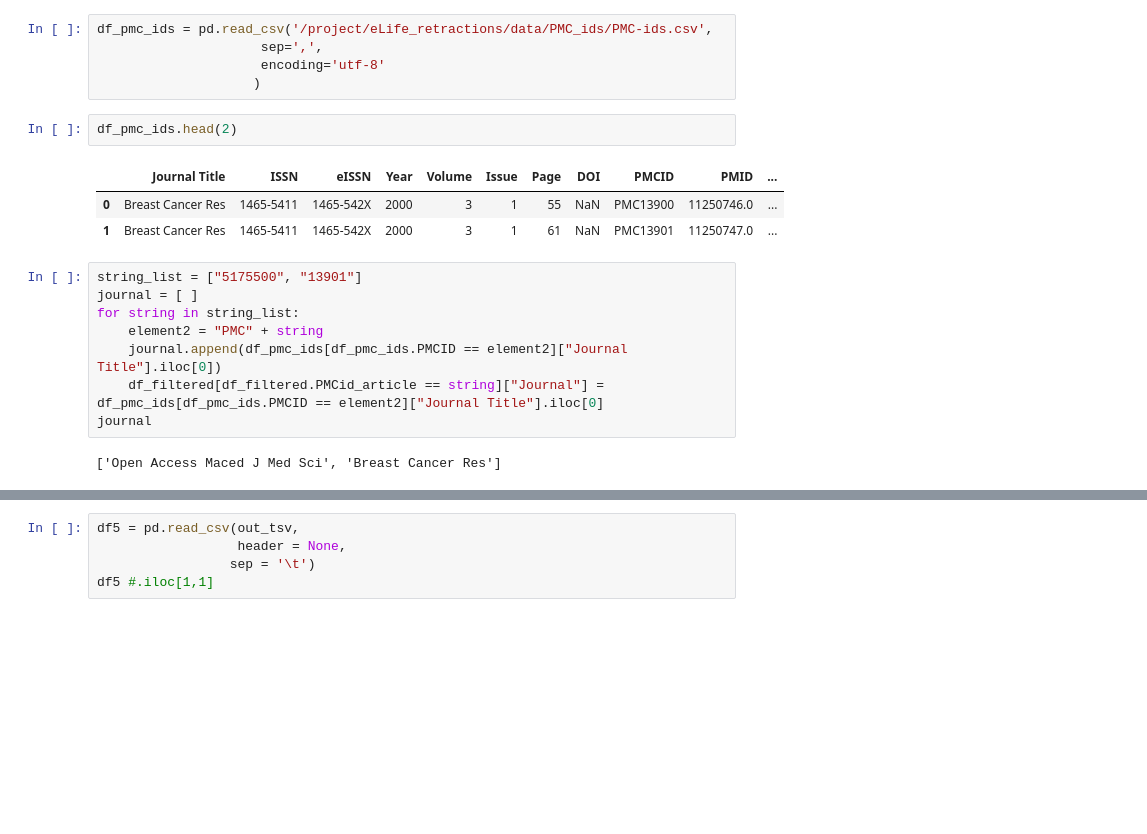
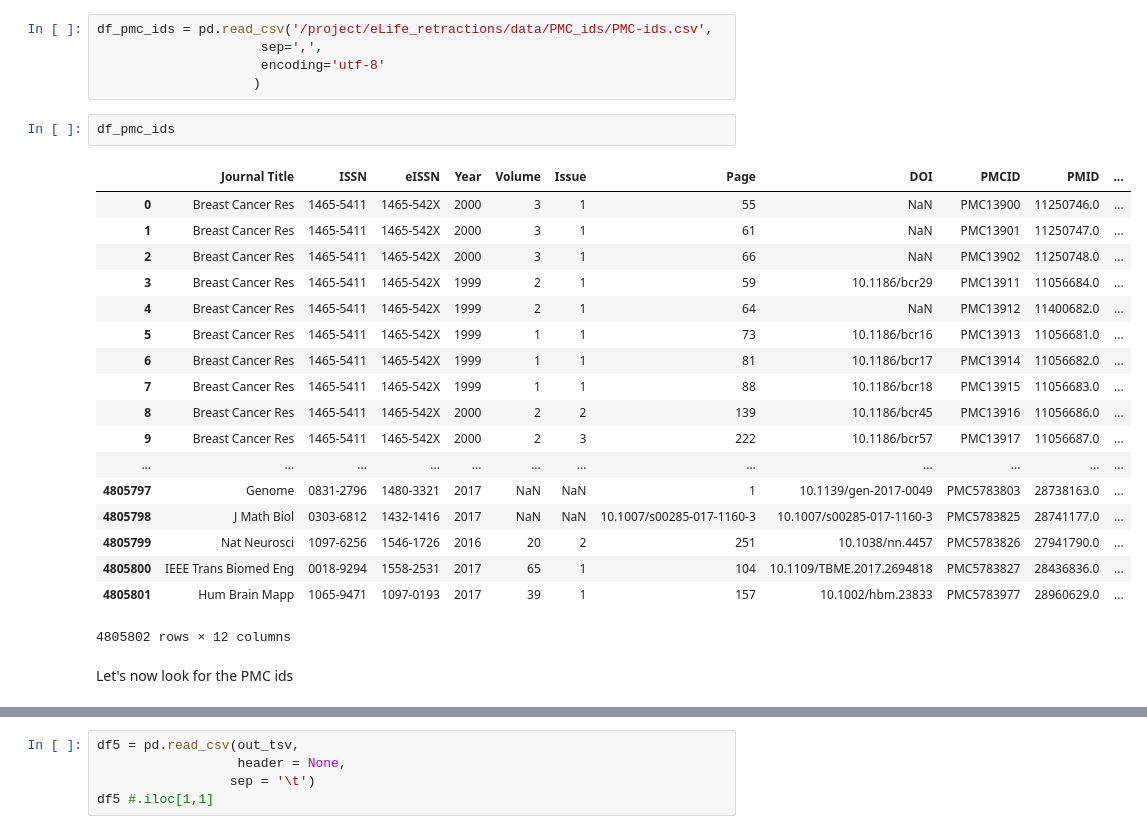
Before and after one commit to dciudadr/eLife_retractions, a Jupyter notebook: retractionwatch.ipynb, the cells around one changed output, grey strips where cells are left out. Drawn from its saved outputs; the diff is of its cells as text; blank space fills up the shorter version.

```diff
--- a/retractionwatch.ipynb
+++ b/retractionwatch.ipynb
@@ -268,21 +281,28 @@ df_pmc_ids = pd.read_csv('/project/eLife_retractions/data/PMC_ids/PMC-ids.csv',
                      encoding='utf-8'
                     )
 # %%
-df_pmc_ids.head(2)
+df_pmc_ids
 # %% [output]
 |  | Journal Title | ISSN | eISSN | Year | Volume | Issue | Page | DOI | PMCID | PMID | ... |
 | 0 | Breast Cancer Res | 1465-5411 | 1465-542X | 2000 | 3 | 1 | 55 | NaN | PMC13900 | 11250746.0 | ... |
 | 1 | Breast Cancer Res | 1465-5411 | 1465-542X | 2000 | 3 | 1 | 61 | NaN | PMC13901 | 11250747.0 | ... |
+| 2 | Breast Cancer Res | 1465-5411 | 1465-542X | 2000 | 3 | 1 | 66 | NaN | PMC13902 | 11250748.0 | ... |
+| 3 | Breast Cancer Res | 1465-5411 | 1465-542X | 1999 | 2 | 1 | 59 | 10.1186/bcr29 | PMC13911 | 11056684.0 | ... |
+| 4 | Breast Cancer Res | 1465-5411 | 1465-542X | 1999 | 2 | 1 | 64 | NaN | PMC13912 | 11400682.0 | ... |
+| 5 | Breast Cancer Res | 1465-5411 | 1465-542X | 1999 | 1 | 1 | 73 | 10.1186/bcr16 | PMC13913 | 11056681.0 | ... |
+| 6 | Breast Cancer Res | 1465-5411 | 1465-542X | 1999 | 1 | 1 | 81 | 10.1186/bcr17 | PMC13914 | 11056682.0 | ... |
+| 7 | Breast Cancer Res | 1465-5411 | 1465-542X | 1999 | 1 | 1 | 88 | 10.1186/bcr18 | PMC13915 | 11056683.0 | ... |
+| 8 | Breast Cancer Res | 1465-5411 | 1465-542X | 2000 | 2 | 2 | 139 | 10.1186/bcr45 | PMC13916 | 11056686.0 | ... |
+| 9 | Breast Cancer Res | 1465-5411 | 1465-542X | 2000 | 2 | 3 | 222 | 10.1186/bcr57 | PMC13917 | 11056687.0 | ... |
+| ... | ... | ... | ... | ... | ... | ... | ... | ... | ... | ... | ... |
+| 4805797 | Genome | 0831-2796 | 1480-3321 | 2017 | NaN | NaN | 1 | 10.1139/gen-2017-0049 | PMC5783803 | 28738163.0 | ... |
+| 4805798 | J Math Biol | 0303-6812 | 1432-1416 | 2017 | NaN | NaN | 10.1007/s00285-017-1160-3 | 10.1007/s00285-017-1160-3 | PMC5783825 | 28741177.0 | ... |
+| 4805799 | Nat Neurosci | 1097-6256 | 1546-1726 | 2016 | 20 | 2 | 251 | 10.1038/nn.4457 | PMC5783826 | 27941790.0 | ... |
+| 4805800 | IEEE Trans Biomed Eng | 0018-9294 | 1558-2531 | 2017 | 65 | 1 | 104 | 10.1109/TBME.2017.2694818 | PMC5783827 | 28436836.0 | ... |
+| 4805801 | Hum Brain Mapp | 1065-9471 | 1097-0193 | 2017 | 39 | 1 | 157 | 10.1002/hbm.23833 | PMC5783977 | 28960629.0 | ... |
+4805802 rows × 12 columns
-# %%
-string_list = ["5175500", "13901"]
-journal = [ ]
-for string in string_list:
-    element2 = "PMC" + string
-    journal.append(df_pmc_ids[df_pmc_ids.PMCID == element2]["Journal Title"].iloc[0])
-    df_filtered[df_filtered.PMCid_article == string]["Journal"] =  df_pmc_ids[df_pmc_ids.PMCID == element2]["Journal Title"].iloc[0]
-journal
-# %% [output]
-['Open Access Maced J Med Sci', 'Breast Cancer Res']
+# %% [markdown]
+Let's now look for the PMC ids
 # %%
 df_filtered
 # %% [output]
```
Also changed, not shown: parts of 27 cells of this notebook, 3 other files.
